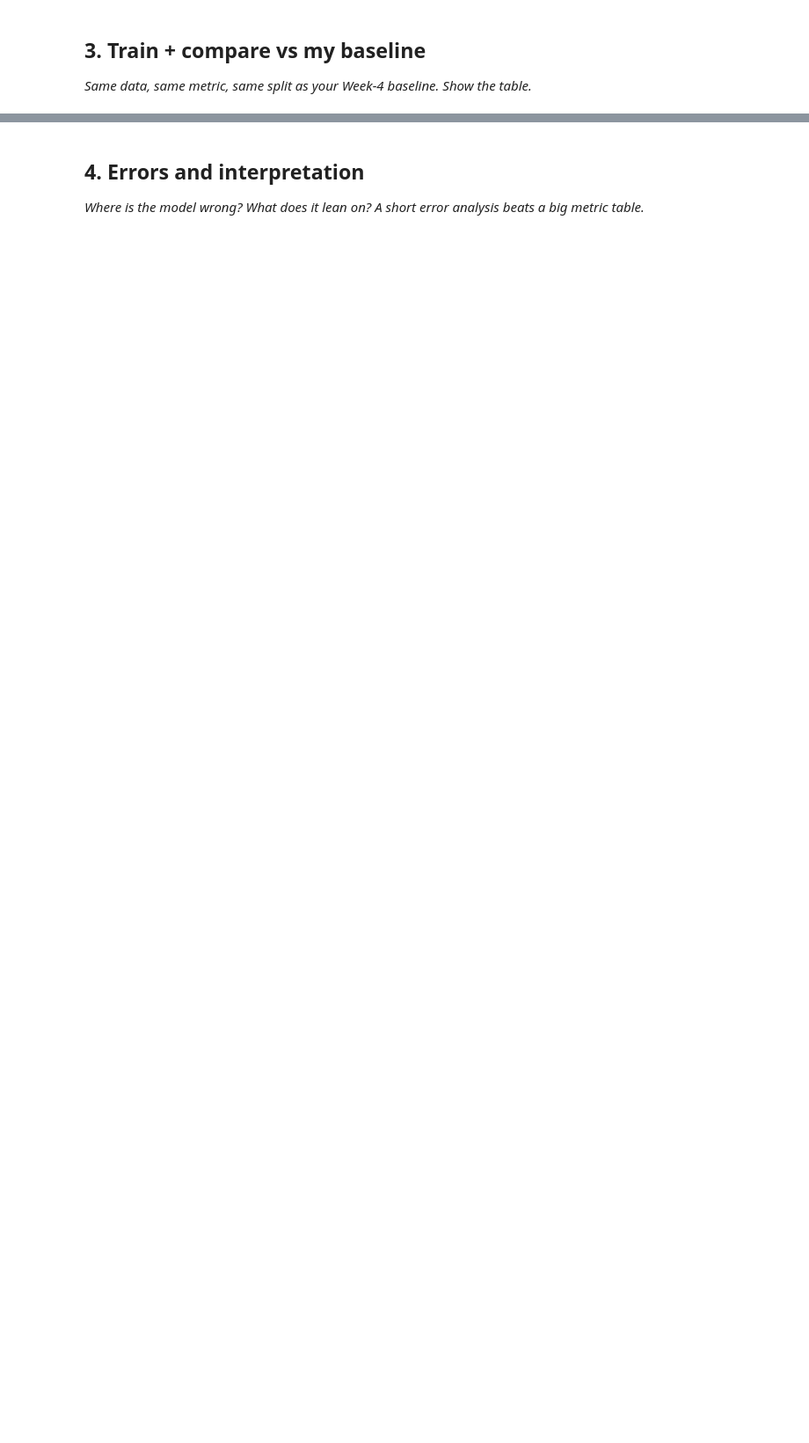
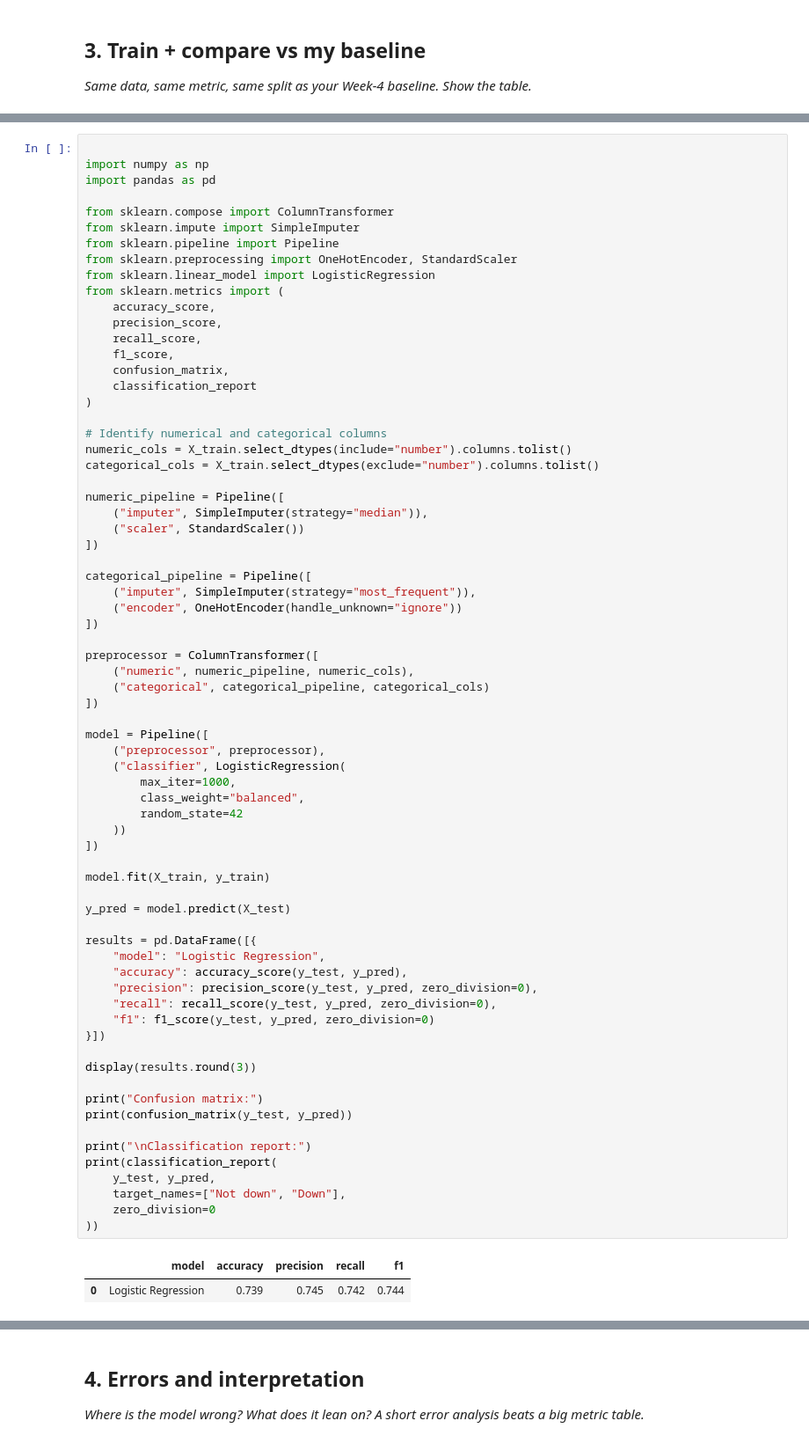
Before and after one commit to Pallavibt/flyrank-ml-internship, a Jupyter notebook: work/notebooks/w05_model.ipynb, the cells around one changed output, grey strips where cells are left out. Shown at 88% size. Saved outputs shown, nothing was run; the diff lists cells and outputs as text; blank space fills up the shorter version.

```diff
--- a/work/notebooks/w05_model.ipynb
+++ b/work/notebooks/w05_model.ipynb
@@ -29,0 +217,73 @@ This skeleton is yours to fill. Work the sections **in order** — each one has
+# %%
+
+import numpy as np
+import pandas as pd
+
+from sklearn.compose import ColumnTransformer
+from sklearn.impute import SimpleImputer
+from sklearn.pipeline import Pipeline
+from sklearn.preprocessing import OneHotEncoder, StandardScaler
+from sklearn.linear_model import LogisticRegression
+from sklearn.metrics import (
+    accuracy_score,
+    precision_score,
+    recall_score,
+    f1_score,
+    confusion_matrix,
+    classification_report
+)
+
+# Identify numerical and categorical columns
+numeric_cols = X_train.select_dtypes(include="number").columns.tolist()
+categorical_cols = X_train.select_dtypes(exclude="number").columns.tolist()
+
+numeric_pipeline = Pipeline([
+    ("imputer", SimpleImputer(strategy="median")),
+    ("scaler", StandardScaler())
+])
+
+categorical_pipeline = Pipeline([
+    ("imputer", SimpleImputer(strategy="most_frequent")),
+    ("encoder", OneHotEncoder(handle_unknown="ignore"))
+])
+
+preprocessor = ColumnTransformer([
+    ("numeric", numeric_pipeline, numeric_cols),
+    ("categorical", categorical_pipeline, categorical_cols)
+])
+
+model = Pipeline([
+    ("preprocessor", preprocessor),
+    ("classifier", LogisticRegression(
+        max_iter=1000,
+        class_weight="balanced",
+        random_state=42
+    ))
+])
+
+model.fit(X_train, y_train)
+
+y_pred = model.predict(X_test)
+
+results = pd.DataFrame([{
+    "model": "Logistic Regression",
+    "accuracy": accuracy_score(y_test, y_pred),
+    "precision": precision_score(y_test, y_pred, zero_division=0),
+    "recall": recall_score(y_test, y_pred, zero_division=0),
+    "f1": f1_score(y_test, y_pred, zero_division=0)
+}])
+
+display(results.round(3))
+
+print("Confusion matrix:")
+print(confusion_matrix(y_test, y_pred))
+
+print("\nClassification report:")
+print(classification_report(
+    y_test, y_pred,
+    target_names=["Not down", "Down"],
+    zero_division=0
+))
+# %% [output]
+|  | model | accuracy | precision | recall | f1 |
+| 0 | Logistic Regression | 0.739 | 0.745 | 0.742 | 0.744 |
```
Also changed, not shown: parts of 20 cells of this notebook.
